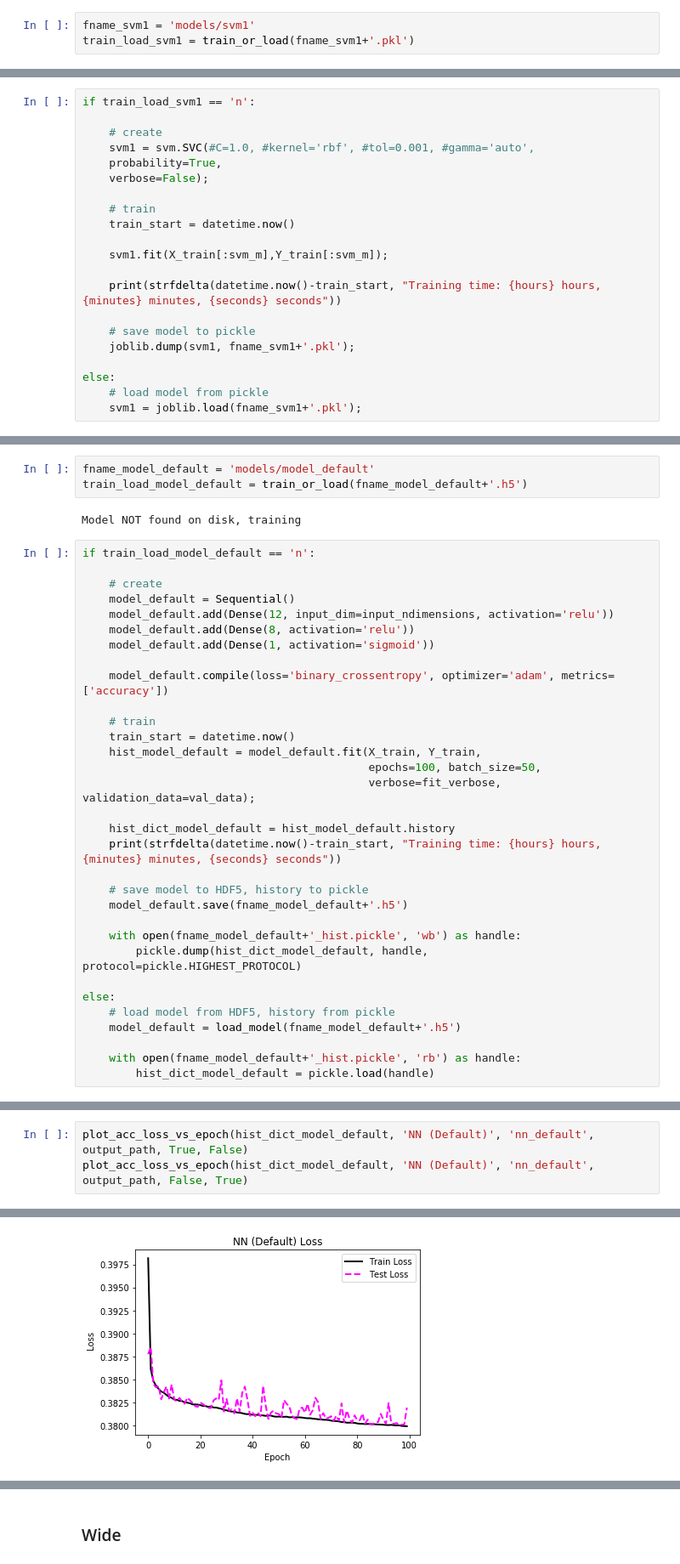
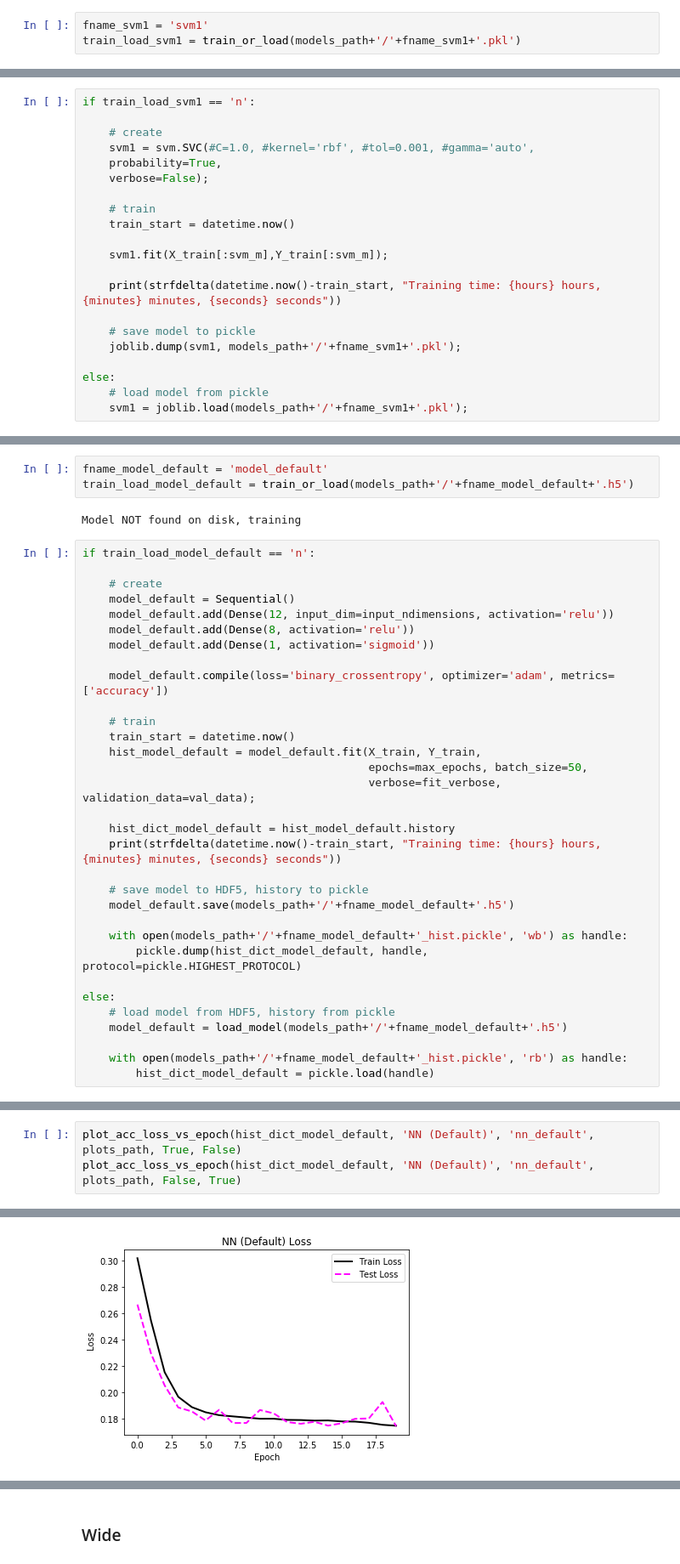
Before and after one commit to dukeatlas/trtmachana, a Jupyter notebook: mepland_notebooks/svm_nn.ipynb, the cells around one changed output, grey strips where cells are left out. Shown at 85% size. Saved outputs shown, nothing was run; the diff lists cells and outputs as text.

```diff
--- a/mepland_notebooks/svm_nn.ipynb
+++ b/mepland_notebooks/svm_nn.ipynb
@@ -100,8 +119,8 @@ plot_all_input_vars(input_variables, X_train, Y_train, output_path)
 # %%
 svm_m = min(50000, Y_train.shape[0])
 # %%
-fname_svm1 = 'models/svm1'
-train_load_svm1 = train_or_load(fname_svm1+'.pkl')
+fname_svm1 = 'svm1'
+train_load_svm1 = train_or_load(models_path+'/'+fname_svm1+'.pkl')
 # %% [output]
 Model NOT found on disk, training
 # %%
@@ -120,9 +139,9 @@ if train_load_svm1 == 'n':
     print(strfdelta(datetime.now()-train_start, "Training time: {hours} hours, {minutes} minutes, {seconds} seconds"))
 
     # save model to pickle
-    joblib.dump(svm1, fname_svm1+'.pkl');
+    joblib.dump(svm1, models_path+'/'+fname_svm1+'.pkl');
 
 else:
     # load model from pickle
-    svm1 = joblib.load(fname_svm1+'.pkl');
+    svm1 = joblib.load(models_path+'/'+fname_svm1+'.pkl');
 # %% [output]
@@ -155,8 +174,8 @@ Using TensorFlow backend.
 # %% [markdown]
 ### Default
 # %%
-fname_model_default = 'models/model_default'
-train_load_model_default = train_or_load(fname_model_default+'.h5')
+fname_model_default = 'model_default'
+train_load_model_default = train_or_load(models_path+'/'+fname_model_default+'.h5')
 # %% [output]
 Model NOT found on disk, training
 # %%
@@ -173,23 +192,23 @@ if train_load_model_default == 'n':
     # train
     train_start = datetime.now()
     hist_model_default = model_default.fit(X_train, Y_train,
-                                           epochs=100, batch_size=50,
+                                           epochs=max_epochs, batch_size=50,
                                            verbose=fit_verbose, validation_data=val_data);
 
     hist_dict_model_default = hist_model_default.history
     print(strfdelta(datetime.now()-train_start, "Training time: {hours} hours, {minutes} minutes, {seconds} seconds"))
 
     # save model to HDF5, history to pickle
-    model_default.save(fname_model_default+'.h5')
+    model_default.save(models_path+'/'+fname_model_default+'.h5')
 
-    with open(fname_model_default+'_hist.pickle', 'wb') as handle:
+    with open(models_path+'/'+fname_model_default+'_hist.pickle', 'wb') as handle:
         pickle.dump(hist_dict_model_default, handle, protocol=pickle.HIGHEST_PROTOCOL)
 
 else:
     # load model from HDF5, history from pickle
-    model_default = load_model(fname_model_default+'.h5')
+    model_default = load_model(models_path+'/'+fname_model_default+'.h5')
 
-    with open(fname_model_default+'_hist.pickle', 'rb') as handle:
+    with open(models_path+'/'+fname_model_default+'_hist.pickle', 'rb') as handle:
         hist_dict_model_default = pickle.load(handle)
 # %% [output]
 Train on 1339322 samples, validate on 334831 samples
@@ -212,4 +231,4 @@ Training time: 0 hours, 50 minutes, 2 seconds
 # %%
-plot_acc_loss_vs_epoch(hist_dict_model_default, 'NN (Default)', 'nn_default', output_path, True, False)
-plot_acc_loss_vs_epoch(hist_dict_model_default, 'NN (Default)', 'nn_default', output_path, False, True)
+plot_acc_loss_vs_epoch(hist_dict_model_default, 'NN (Default)', 'nn_default', plots_path, True, False)
+plot_acc_loss_vs_epoch(hist_dict_model_default, 'NN (Default)', 'nn_default', plots_path, False, True)
 # %% [output]
@@ -217,4 +236,4 @@ plot_acc_loss_vs_epoch(hist_dict_model_default, 'NN (Default)', 'nn_default', ou
-[figure, old version]
+[figure, new version]
 # %%
 print("model_default %s: %.2f%%" % (model_default.metrics_names[1], model_default.evaluate(X_test,Y_test,verbose=0)[1]*100))
 
```
Also changed, not shown: parts of 21 cells of this notebook.
